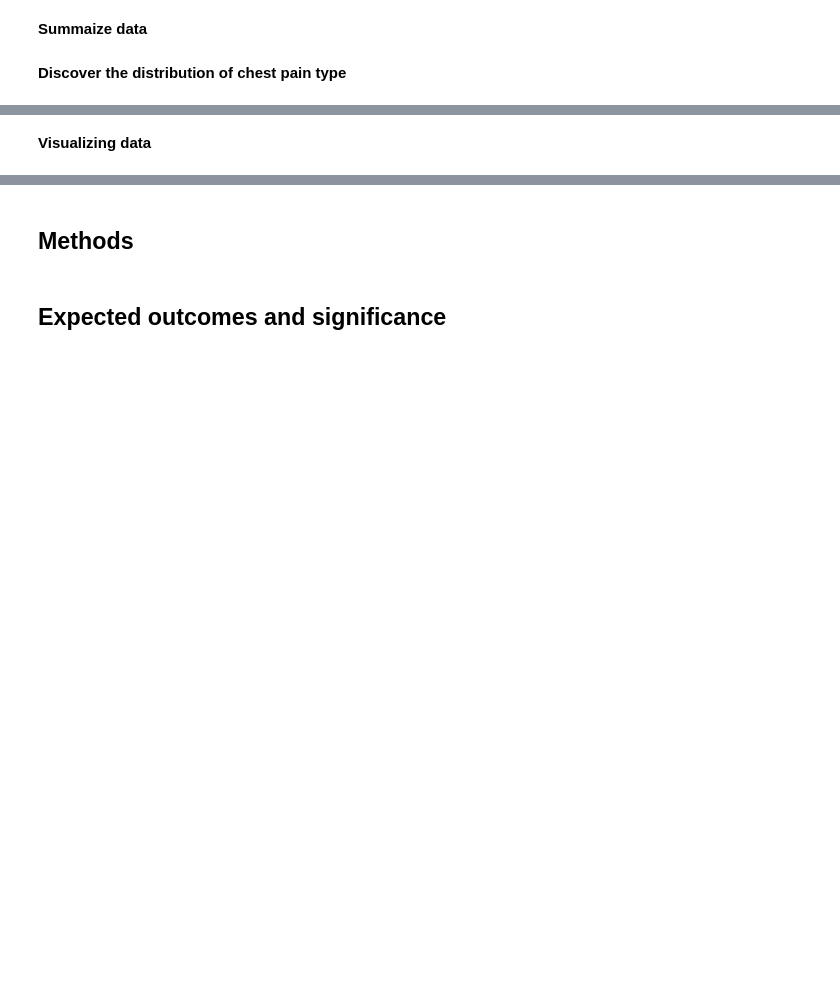
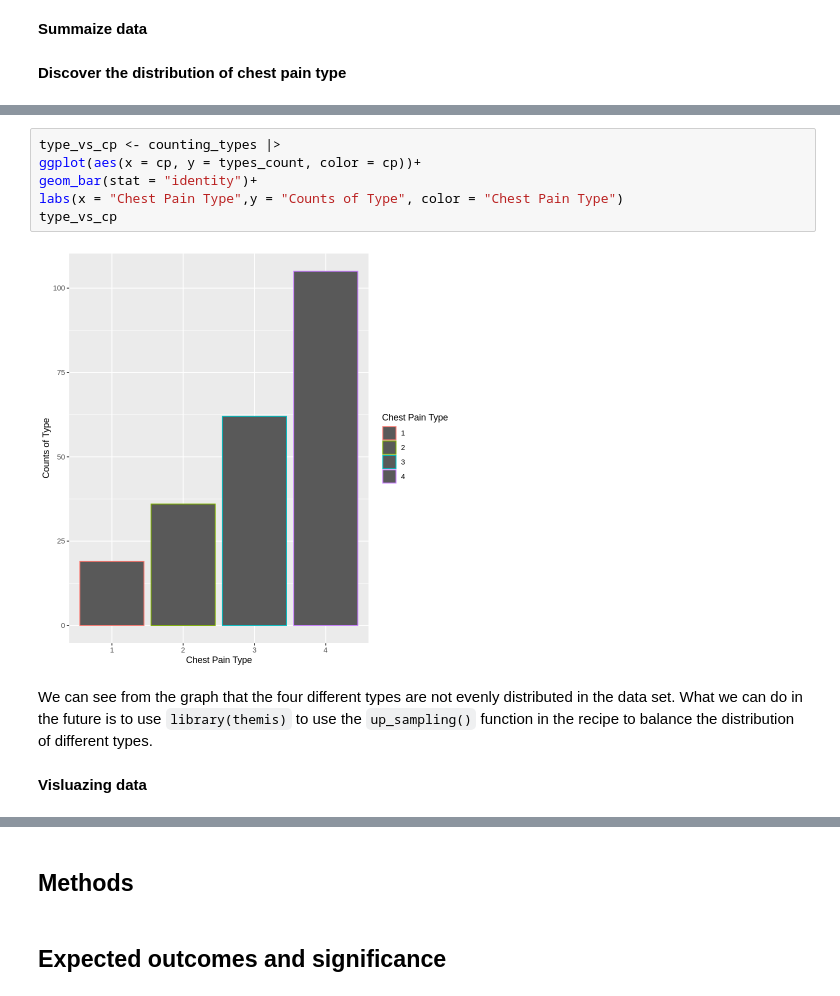
Before and after one commit to Yuvitee/DSCI-100-project, a Jupyter notebook: Heart Disease Proposal.ipynb, the cells around one changed output, grey strips where cells are left out. Cells and saved outputs as stored; diff of their text form; blank space fills up the shorter version.

```diff
--- a/Heart Disease Proposal.ipynb
+++ b/Heart Disease Proposal.ipynb
@@ -166,3 +156,13 @@ A tibble: 4 × 2
+# %%
+type_vs_cp <- counting_types |>
+ggplot(aes(x = cp, y = types_count, color = cp))+
+geom_bar(stat = "identity")+
+labs(x = "Chest Pain Type",y = "Counts of Type", color = "Chest Pain Type")
+type_vs_cp
+# %% [output]
+[figure, added]
+# %% [markdown]
+We can see from the graph that the four different types are not evenly distributed in the data set. What we can do in the future is to use `library(themis)` to  use the `up_sampling()` function in the recipe to balance the distribution of different types.
 # %% [markdown]
-**Visualizing data**
+**Visluazing data**
 # %%
```
Also changed, not shown: parts of 14 cells of this notebook.
